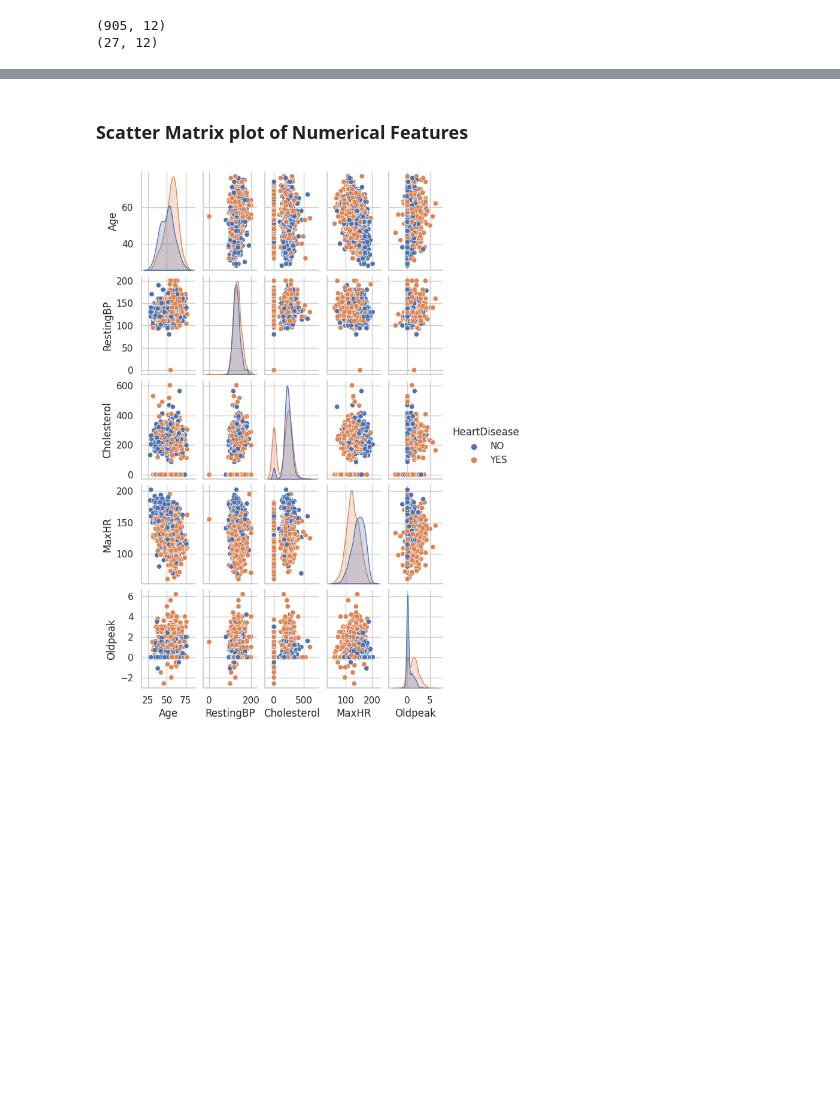
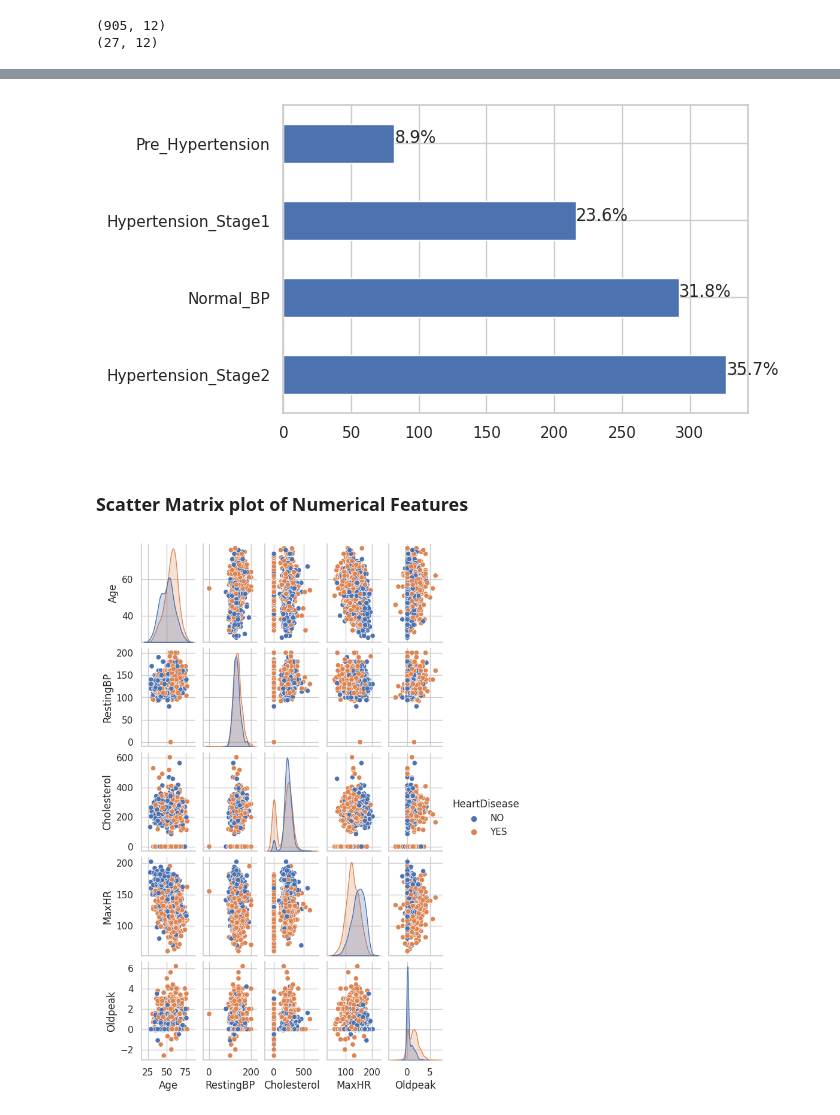
Before and after one commit to jrakhshanda55/Ausaf_ML, a Jupyter notebook: project1.ipynb, the cells around one changed output, grey strips where cells are left out. Drawn from its saved outputs; the diff is of its cells as text; code cells hidden in the pictures; blank space fills up the shorter version.

```diff
--- a/project1.ipynb
+++ b/project1.ipynb
@@ -245,0 +254,3 @@ Maximum BP reported in dataset is: 200
+# %%
+df['DiastolicBP'] = np.where(df['RestingBP'] <=100, 1,0)
+df.sample(5)
@@ -246,3 +264,15 @@ Maximum BP reported in dataset is: 200
+# %%
+df["BP_Category"]= pd.cut(df["RestingBP"] ,bins=[0,120, 129 , 139,200] ,labels=["Normal_BP","Pre_Hypertension","Hypertension_Stage1", "Hypertension_Stage2"] )
+
+ax = df['BP_Category'].value_counts().plot(kind='barh',figsize=(6,4))
+for p in ax.patches:
+    percentage = '{:.1f}%'.format(100 * p.get_width() / len(df))
+    x = p.get_x() + p.get_width() + 0.1  # Adjusted x-coordinate
+    y = p.get_y() + p.get_height() / 2
+    ax.annotate(percentage, (x, y), fontsize=12)
+plt.show()
+# %% [output]
+[figure, added]
 # %% [markdown]
 ### Scatter Matrix plot of Numerical Features
 # %%
```
Also changed, not shown: parts of 4 cells of this notebook.
